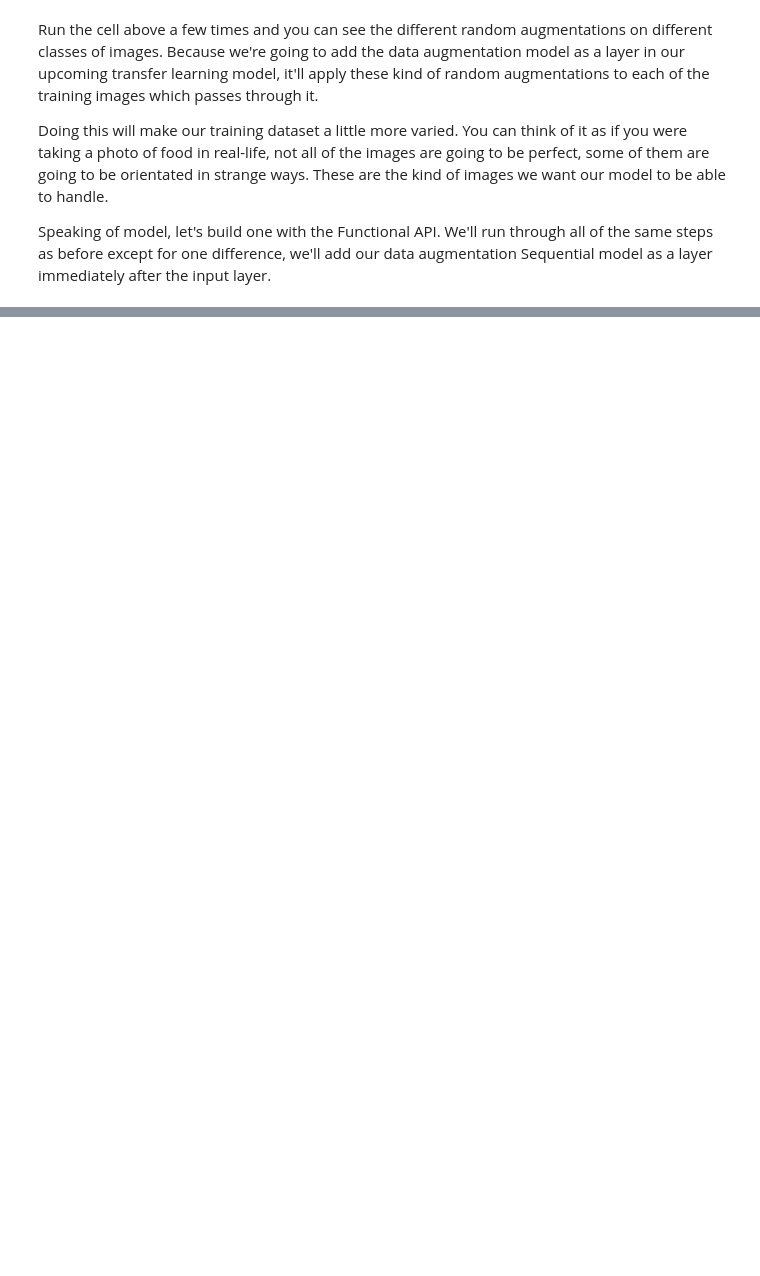
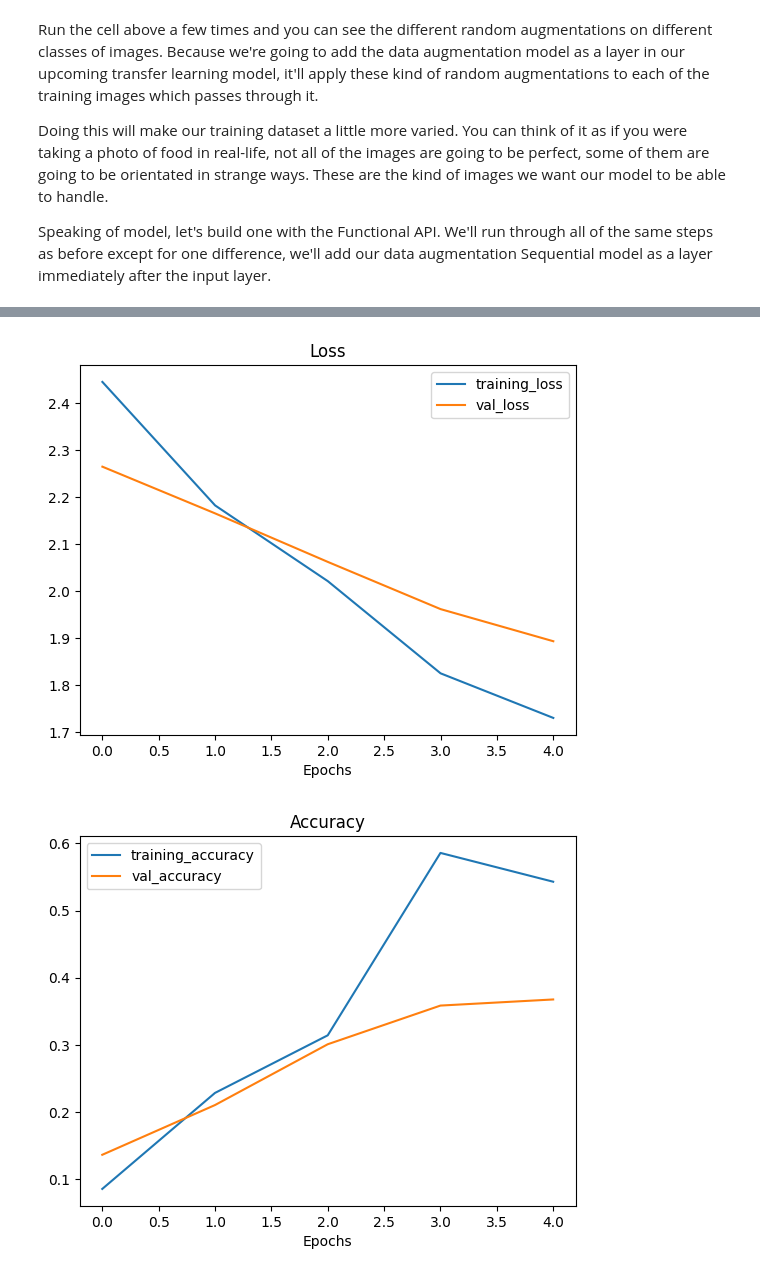
Before and after one commit to seanjiangsh/ztm-tensorflow, a Jupyter notebook: 05_transfer_learning_in_tensorflow_part_2_fine_tuning.ipynb, the cells around one changed output, grey strips where cells are left out. Cells and saved outputs as stored; diff of their text form; code cells hidden in the pictures; blank space fills up the shorter version.

```diff
--- a/05_transfer_learning_in_tensorflow_part_2_fine_tuning.ipynb
+++ b/05_transfer_learning_in_tensorflow_part_2_fine_tuning.ipynb
@@ -745,0 +856,6 @@ Speaking of model, let's build one with the Functional API. We'll run through al
+# %%
+# How does the model go with a data augmentation layer with 1% of data
+plot_loss_curves(history_1_percent)
+# %% [output]
+[figure, added]
+[figure, added]
```
Also changed, not shown: parts of 16 cells of this notebook, 1 other file.
